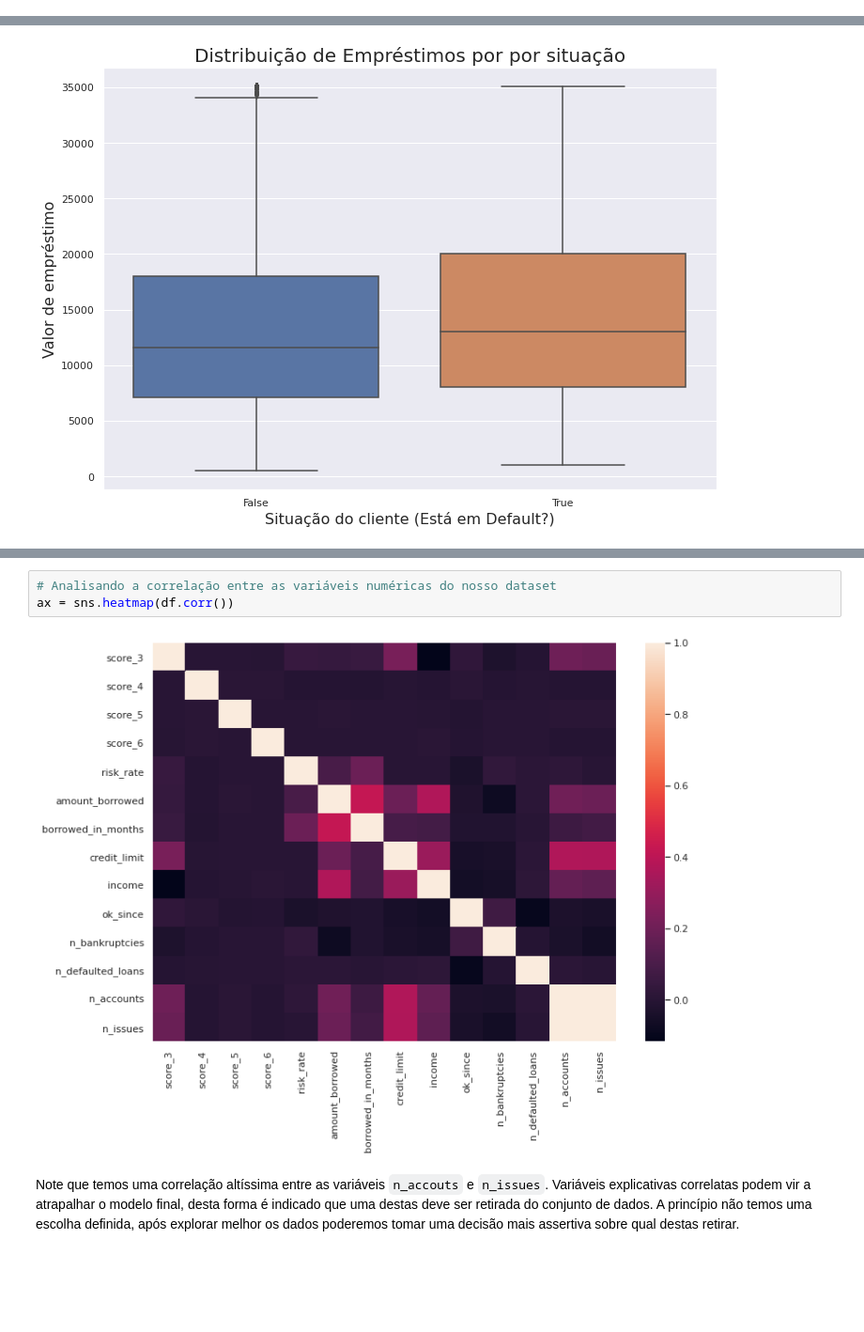
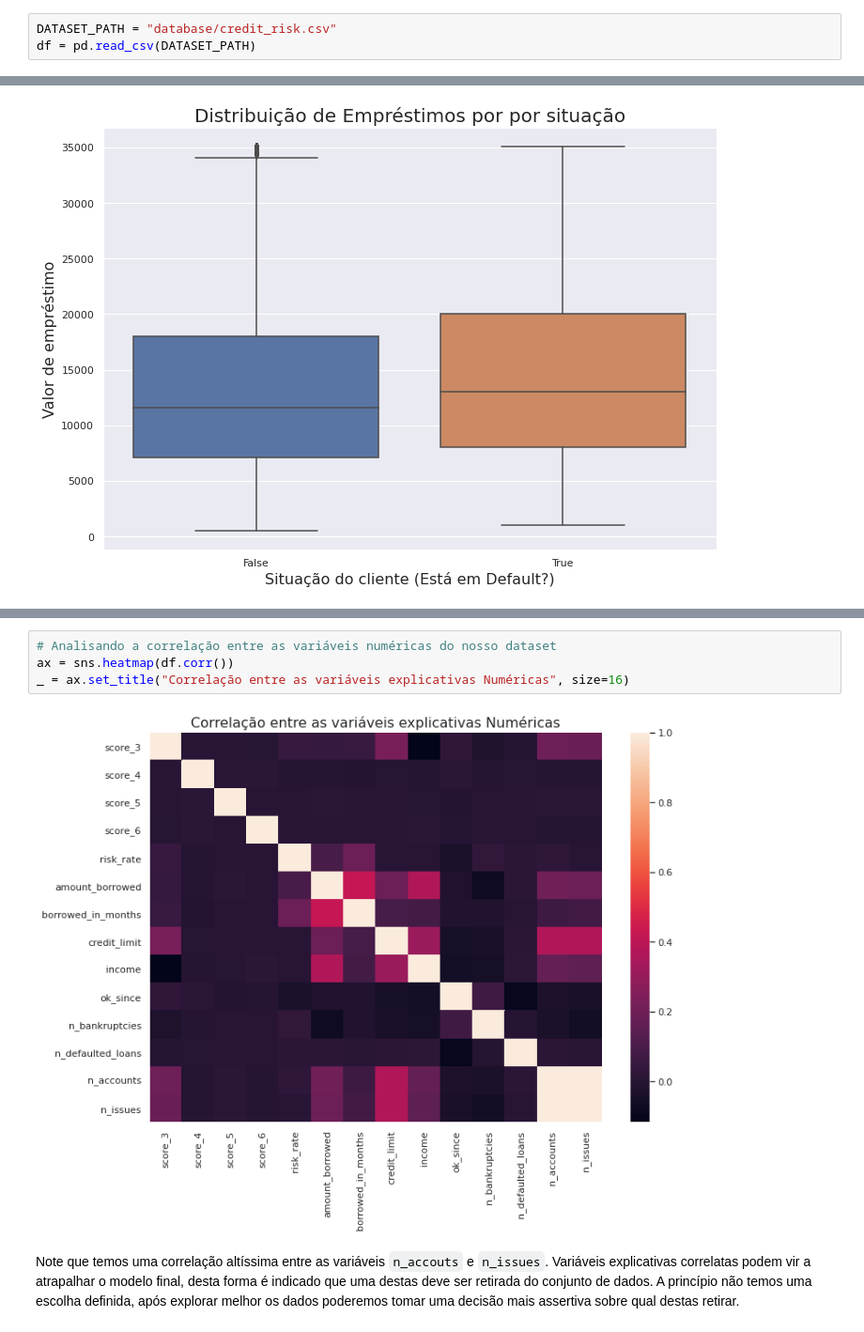
Before and after one commit to davidmorosini/data-sus, a Jupyter notebook: risk_analyse/risk_analyse.ipynb, the cells around one changed output, grey strips where cells are left out. Shown at 94% size. Saved outputs shown, nothing was run; the diff lists cells and outputs as text; blank space fills up the shorter version.

Commit message:
update: risk analyse

```diff
--- a/risk_analyse/risk_analyse.ipynb
+++ b/risk_analyse/risk_analyse.ipynb
@@ -55,3 +54,6 @@ df = pd.read_csv("database/credit_risk.csv")
+# %%
+DATASET_PATH = "database/credit_risk.csv"
+df = pd.read_csv(DATASET_PATH)
 # %% [markdown]
 ## Explorando os dados
 
@@ -174,8 +244,9 @@ Através deste gráfico, podemos visualizar que o comportamento entre empréstim
 # %%
 # Analisando a correlação entre as variáveis numéricas do nosso dataset
 ax = sns.heatmap(df.corr())
+_ = ax.set_title("Correlação entre as variáveis explicativas Numéricas", size=16)
 # %% [output]
-[figure, old version]
+[figure, new version]
 # %% [markdown]
 Note que temos uma correlação altíssima entre as variáveis `n_accouts` e `n_issues`. Variáveis explicativas correlatas podem vir a atrapalhar o modelo final, desta forma é indicado que uma destas deve ser retirada do conjunto de dados. A princípio não temos uma escolha definida, após explorar melhor os dados poderemos tomar uma decisão mais assertiva sobre qual destas retirar.
 # %% [markdown]
```
Also changed, not shown: parts of 44 cells of this notebook.
